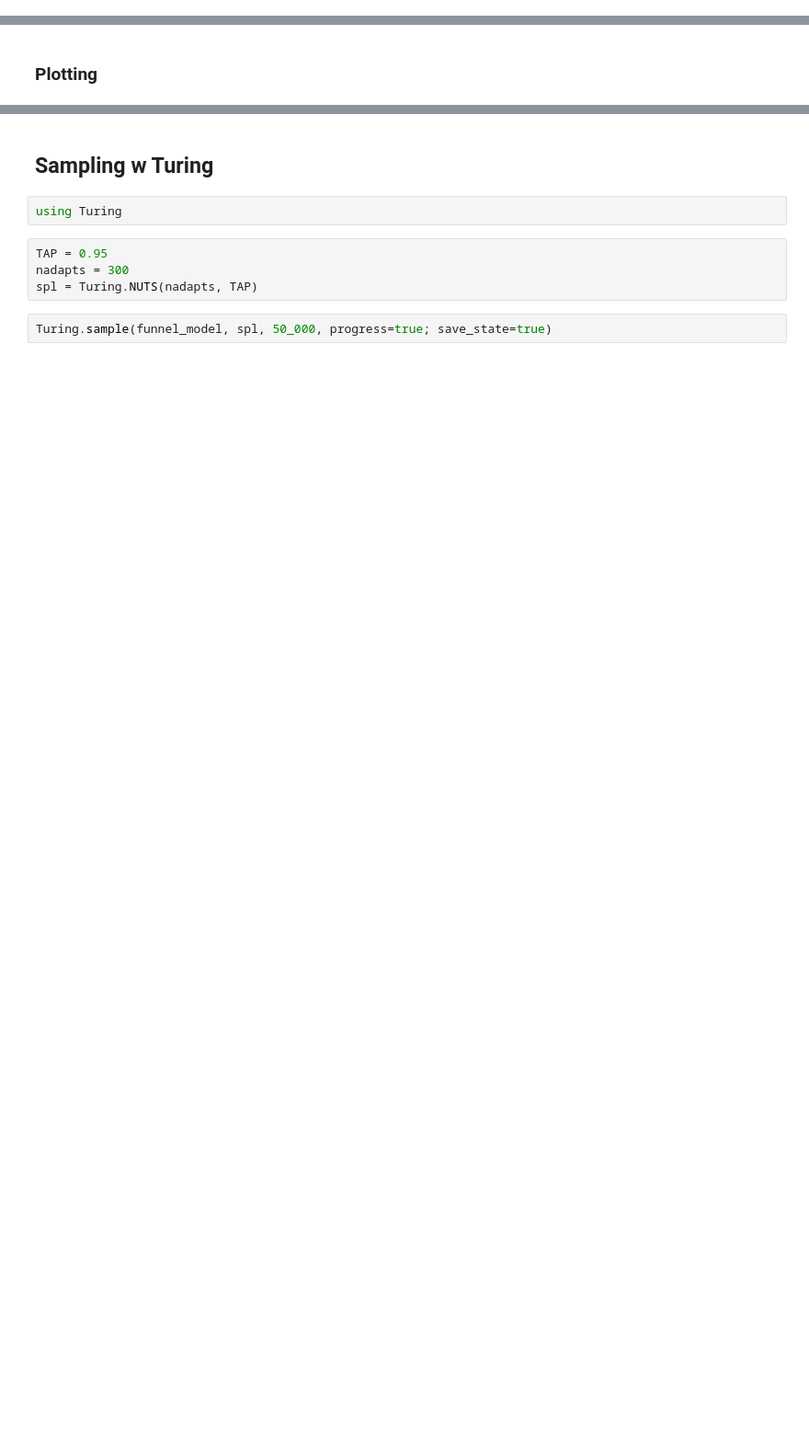
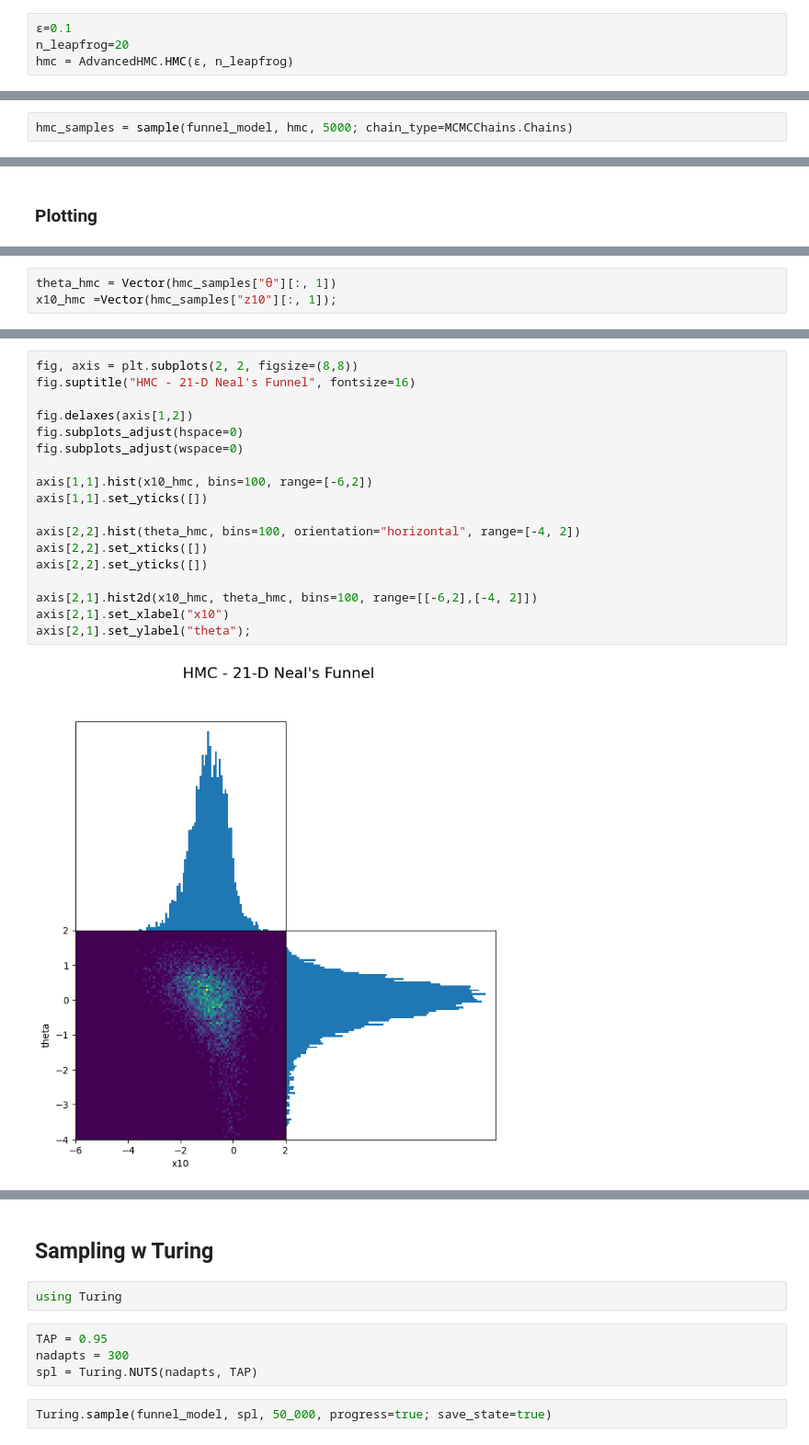
Before and after one commit to TuringLang/AdvancedHMC.jl, a Jupyter notebook: Lab.ipynb, the cells around one changed output, grey strips where cells are left out. Shown at 92% size. Saved outputs shown, nothing was run; the diff lists cells and outputs as text; blank space fills up the shorter version.

```diff
--- a/Lab.ipynb
+++ b/Lab.ipynb
@@ -64,0 +54,4 @@ NUTS(500, 0.95, 10, 1000.0, 0.1, nothing, Leapfrog, AdvancedHMC.NUTS_kernel{Mult
+# %%
+ϵ=0.1
+n_leapfrog=20
+hmc = AdvancedHMC.HMC(ϵ, n_leapfrog)
@@ -85,2 +88,4 @@ Summary Statistics
 ┌ Warning: Tail ESS calculation failed: OverflowError("4750 * 4503599627370496 overflowed for type Int64")
 └ @ MCMCChains ~/.julia/packages/MCMCChains/OVsxE/src/stats.jl:319
+# %%
+hmc_samples = sample(funnel_model, hmc, 5000; chain_type=MCMCChains.Chains)
@@ -91,0 +139,3 @@ x10_mchmc =Vector(Asamples["z10"][:, 1]);
+# %%
+theta_hmc = Vector(hmc_samples["θ"][:, 1])
+x10_hmc =Vector(hmc_samples["z10"][:, 1]);
@@ -111,0 +165,20 @@ axis[2,1].set_ylabel("theta");
+# %%
+fig, axis = plt.subplots(2, 2, figsize=(8,8))
+fig.suptitle("HMC - 21-D Neal's Funnel", fontsize=16)
+
+fig.delaxes(axis[1,2])
+fig.subplots_adjust(hspace=0)
+fig.subplots_adjust(wspace=0)
+
+axis[1,1].hist(x10_hmc, bins=100, range=[-6,2])
+axis[1,1].set_yticks([])
+
+axis[2,2].hist(theta_hmc, bins=100, orientation="horizontal", range=[-4, 2])
+axis[2,2].set_xticks([])
+axis[2,2].set_yticks([])
+
+axis[2,1].hist2d(x10_hmc, theta_hmc, bins=100, range=[[-6,2],[-4, 2]])
+axis[2,1].set_xlabel("x10")
+axis[2,1].set_ylabel("theta");
+# %% [output]
+[figure, added]
```
Also changed, not shown: parts of 11 cells of this notebook, 2 other files.
